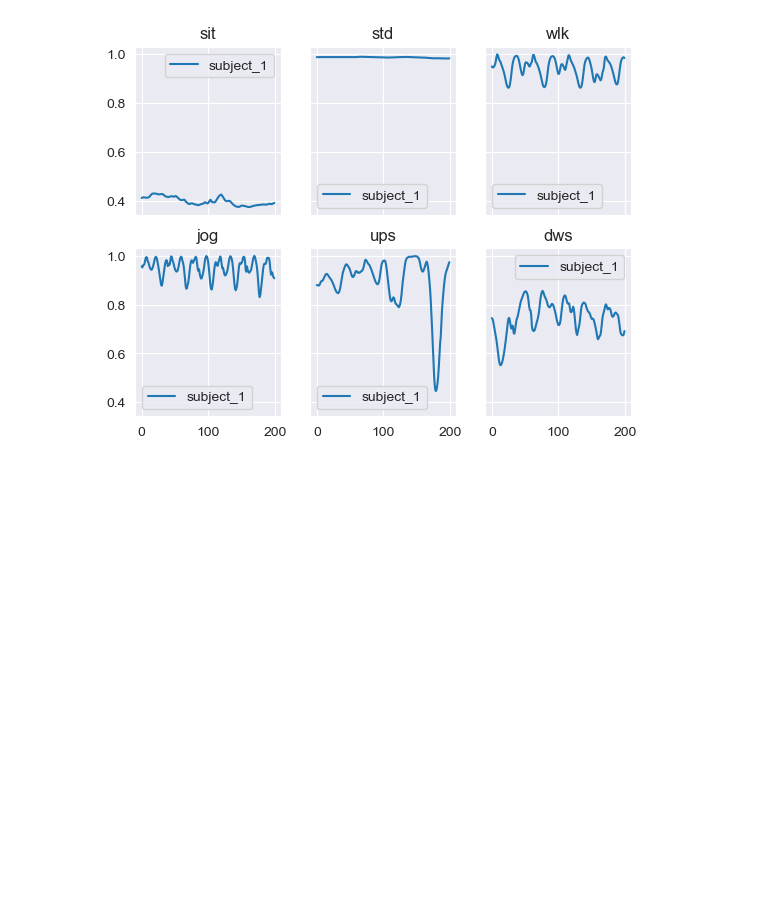
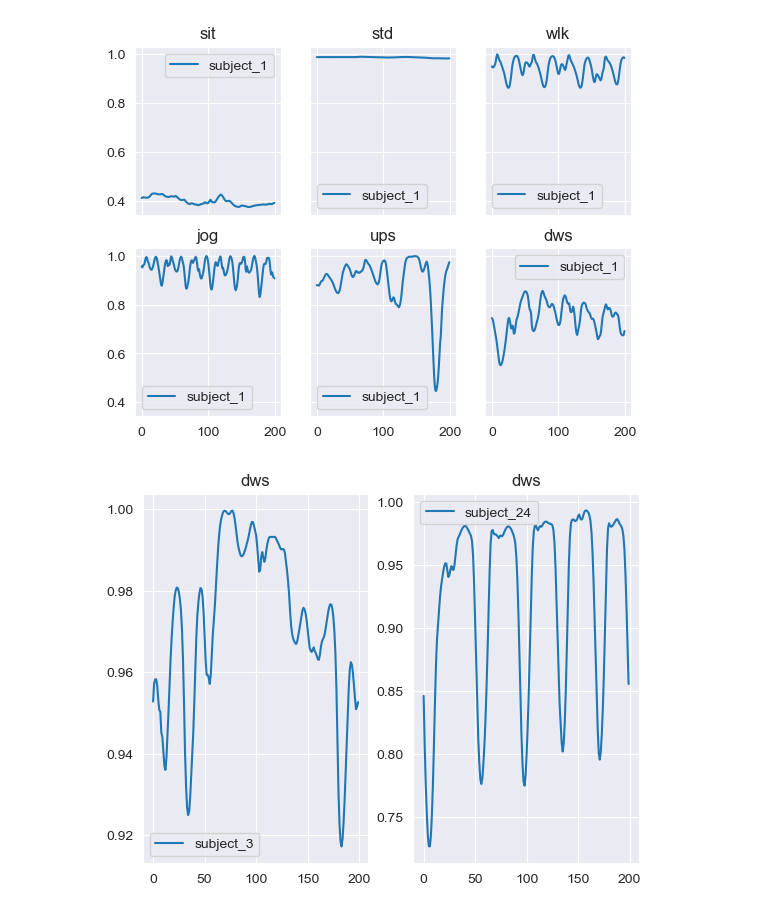
Before and after one commit to Sgazzirro/DataMiningFinale, a Jupyter notebook: LavorettiFinali/preliminary_data_exploration.ipynb, the cells around one changed output. Cells and saved outputs as stored; diff of their text form; code cells hidden in the pictures; blank space fills up the shorter version.

```diff
--- a/LavorettiFinali/preliminary_data_exploration.ipynb
+++ b/LavorettiFinali/preliminary_data_exploration.ipynb
@@ -31,3 +33,9 @@ have_a_look_at(raw_dataset, ["ups"], ["gravity.y"], ax[1][1], actors=[1])
 have_a_look_at(raw_dataset, ["dws"], ["gravity.y"], ax[1][2], actors=[1])
 # %% [output]
 [figure]
+# %%
+fig, ax = plt.subplots(1, 2)
+have_a_look_at(raw_dataset, ["dws"], ["gravity.y"], ax[0], actors=[3])
+have_a_look_at(raw_dataset, ["dws"], ["gravity.y"], ax[1], actors=[24])
+# %% [output]
+[figure, added]
```
Also changed, not shown: parts of 9 cells of this notebook.
